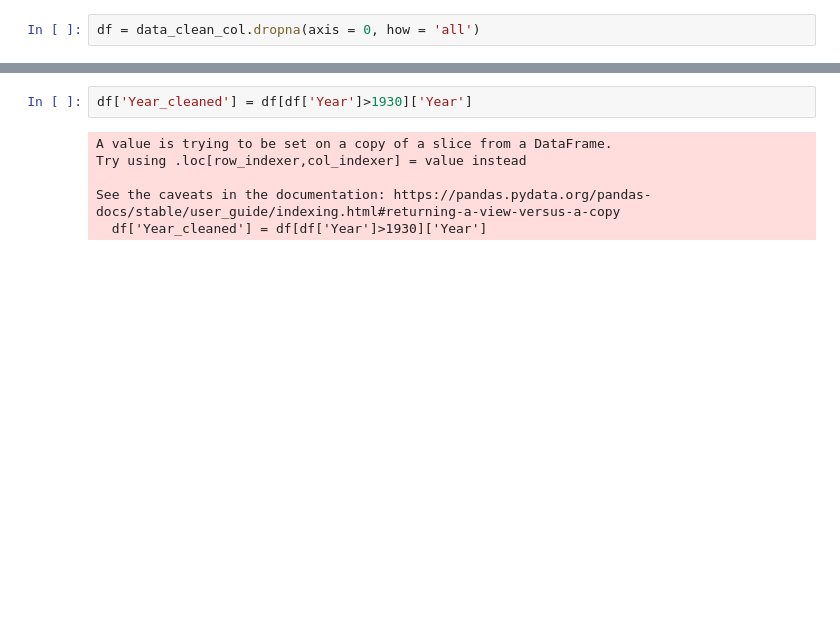
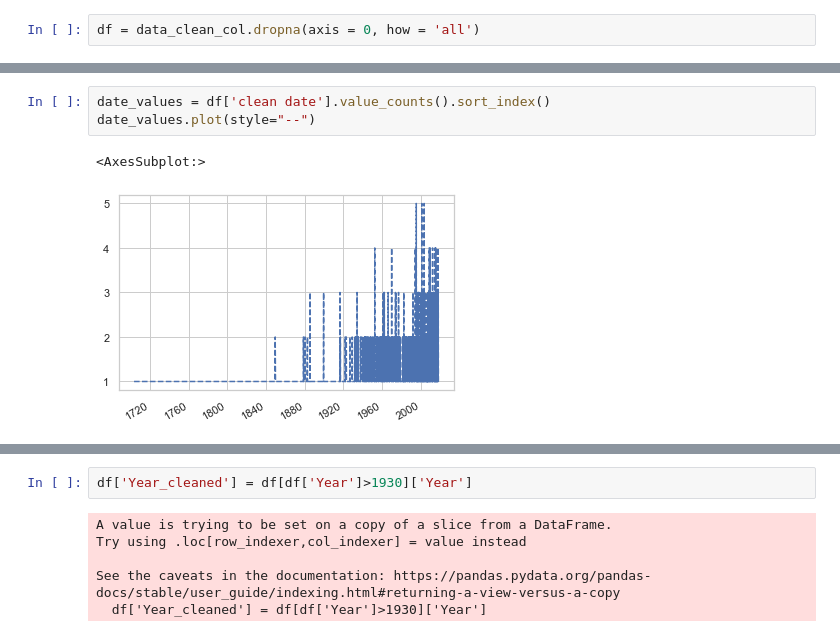
Before and after one commit to FranLeston/shark_attack_data_analysis, a Jupyter notebook: preliminarynotes.ipynb, the cells around one changed output, grey strips where cells are left out. Saved outputs shown, nothing was run; the diff lists cells and outputs as text; blank space fills up the shorter version.

```diff
--- a/preliminarynotes.ipynb
+++ b/preliminarynotes.ipynb
@@ -61 +75,7 @@ Index(['Date', 'Year', 'Type', 'Country', 'Area', 'Location', 'Activity',
       dtype='object')
+# %%
+date_values = df['clean date'].value_counts().sort_index()
+date_values.plot(style="--")
+# %% [output]
+<AxesSubplot:>
+[figure, added]
```
Also changed, not shown: parts of 15 cells of this notebook, 8 other files.
